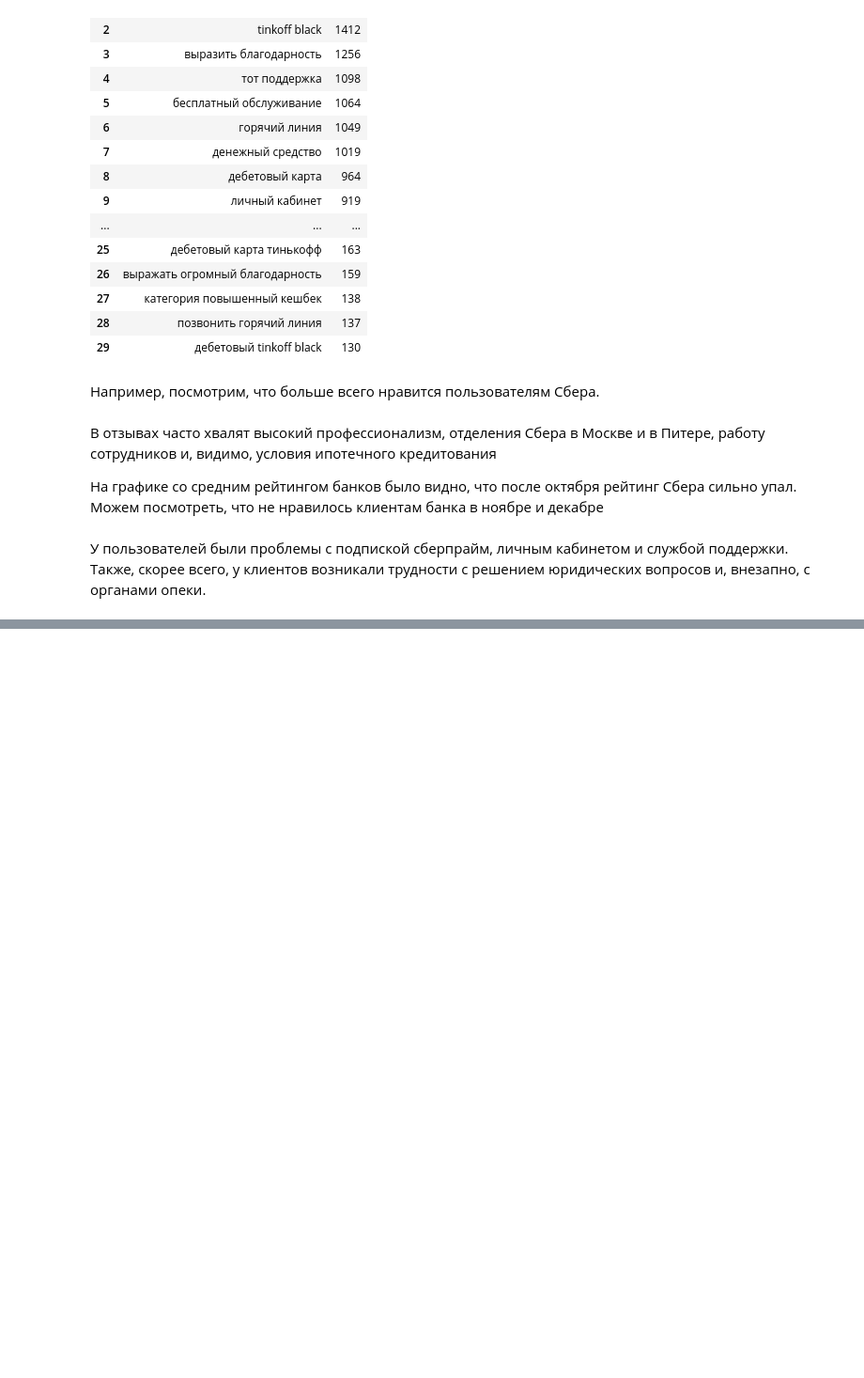
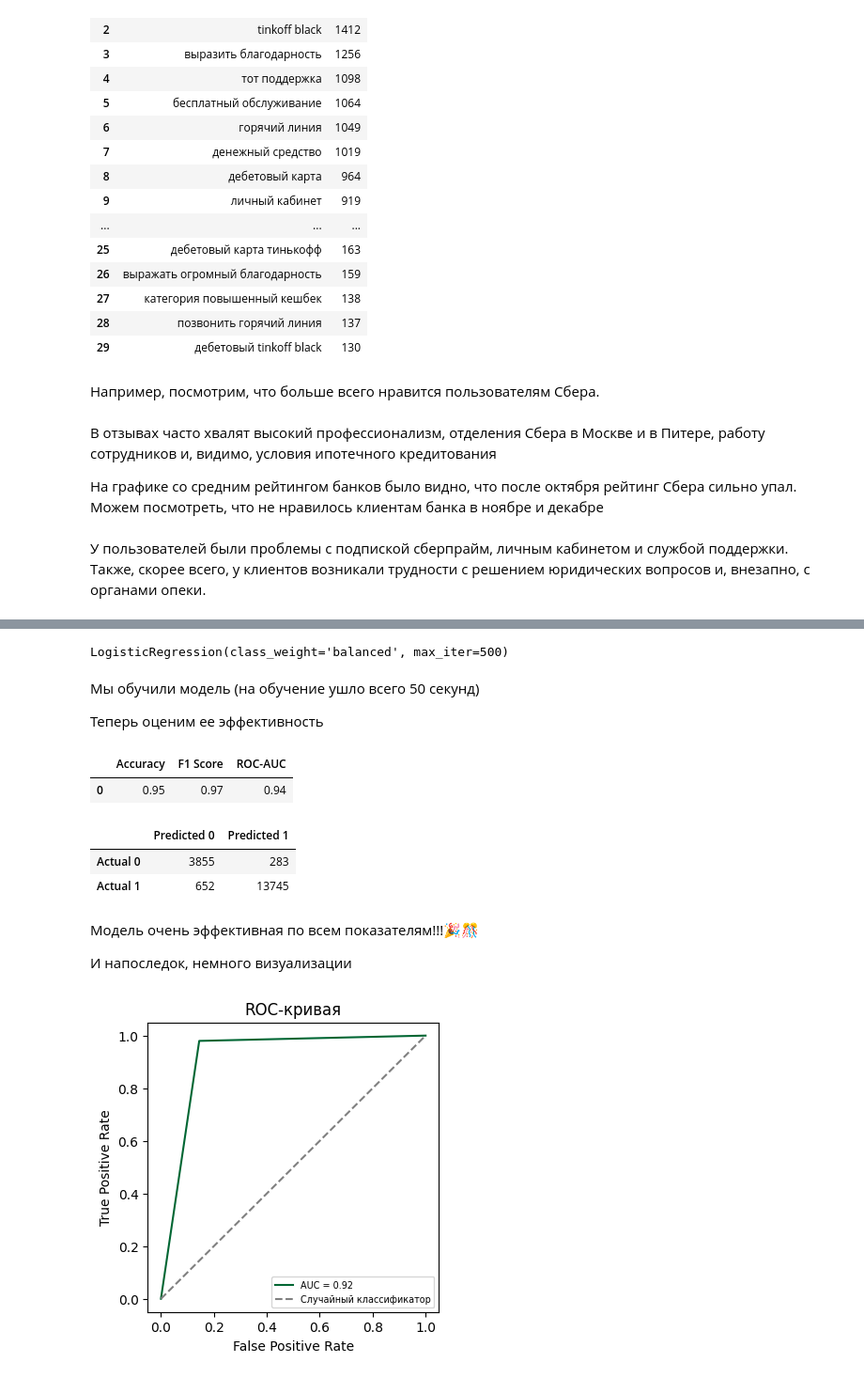
Before and after one commit to maykorablina/test-task-sber-ds-nlp, a Jupyter notebook: test_task.ipynb, the cells around one changed output, grey strips where cells are left out. Shown: that part at 94% size. Drawn from its saved outputs; the diff is of its cells as text; code cells hidden in the pictures; blank space fills up the shorter version.

```diff
--- a/test_task.ipynb
+++ b/test_task.ipynb
@@ -503,0 +499,3 @@ X_train, X_test, y_train, y_test = train_test_split(X, Y,
+# %%
+count_vectorizer = CountVectorizer(max_features = 5000, min_df=1)
+X = count_vectorizer.fit_transform(X).toarray()
@@ -503,0 +506,43 @@ X_train, X_test, y_train, y_test = train_test_split(X, Y,
+# %%
+model1 = LogisticRegression(solver='lbfgs', max_iter=500, class_weight='balanced')
+model1.fit(X_train, y_train)
+# %% [output]
+LogisticRegression(class_weight='balanced', max_iter=500)
+# %% [markdown]
+Мы обучили модель (на обучение ушло всего 50 секунд)
+
+Теперь оценим ее эффективность
+# %%
+y_pred = model1.predict(X_test)
+metrics = {
+    "Accuracy": round(accuracy_score(y_test, y_pred), 2),
+    "F1 Score": round(f1_score(y_test, y_pred), 2),
+    "ROC-AUC": round(roc_auc_score(y_test, y_pred), 2)
+}
+pd.DataFrame([metrics])
+# %% [output]
+|  | Accuracy | F1 Score | ROC-AUC |
+| 0 | 0.95 | 0.97 | 0.94 |
+# %%
+pd.DataFrame(confusion_matrix(y_test, y_pred), columns=["Predicted 0", "Predicted 1"], index=["Actual 0", "Actual 1"])
+# %% [output]
+|  | Predicted 0 | Predicted 1 |
+| Actual 0 | 3855 | 283 |
+| Actual 1 | 652 | 13745 |
+# %% [markdown]
+Модель очень эффективная по всем показателям!!!🎉🎊
+
+И напоследок, немного визуализации
+# %%
+fp, tp, _ = roc_curve(y_pred, y_test)
+auc = roc_auc_score(y_pred, y_test)
+plt.figure(figsize=(4, 4))
+plt.plot(fp, tp, color='#006633', label=f'AUC = {round(auc, 2)}')
+plt.plot([0, 1], linestyle='--', color='gray', label='Случайный классификатор')
+plt.xlabel('False Positive Rate')
+plt.ylabel('True Positive Rate')
+plt.title('ROC-кривая')
+plt.legend(fontsize='x-small', loc='lower right')
+plt.show()
+# %% [output]
+[figure, added]
```
Also changed, not shown: parts of 16 cells of this notebook.
